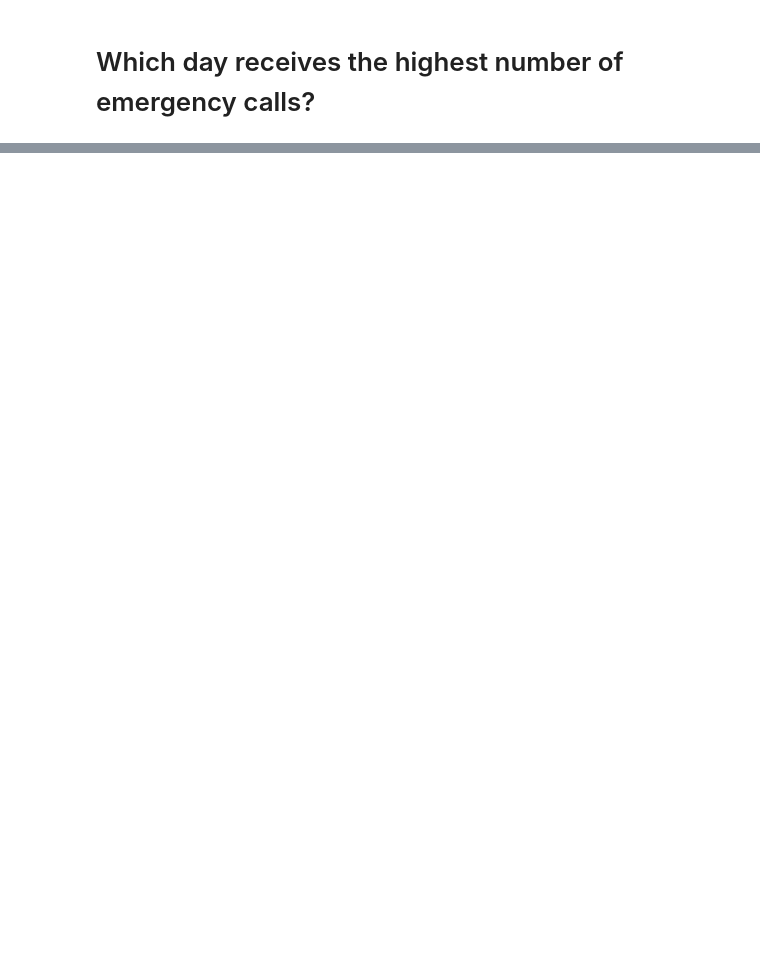
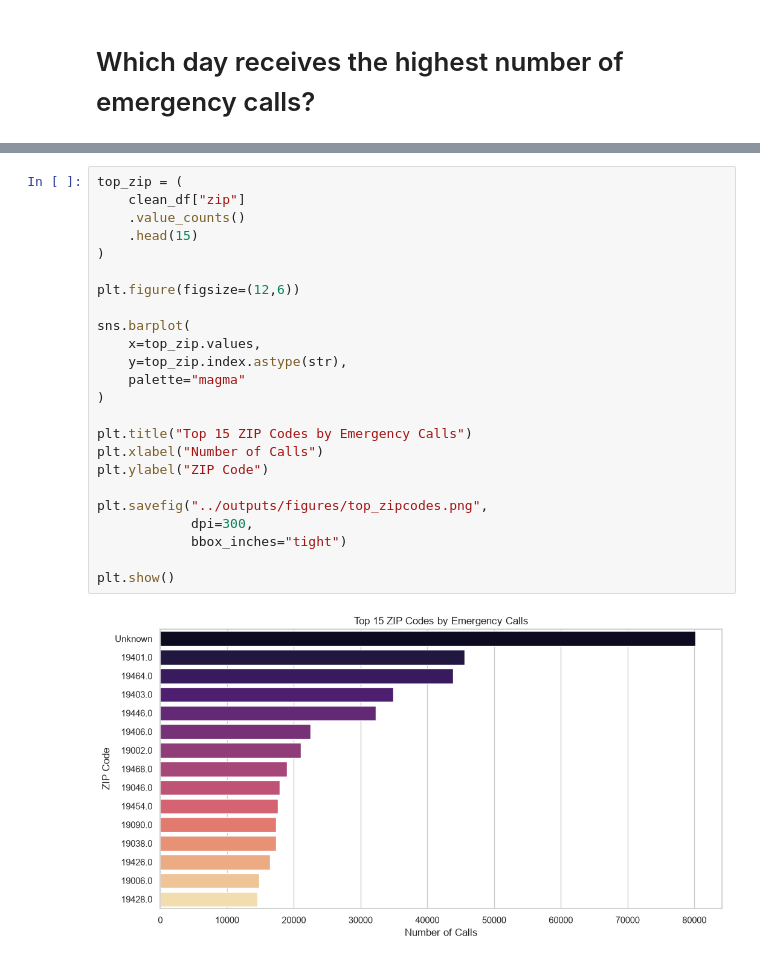
Before and after one commit to Ramya-Ramadoss/Emergency-Response-Intelligence, a Jupyter notebook: notebooks/04_EDA.ipynb, the cells around one changed output, grey strips where cells are left out. Drawn from its saved outputs; the diff is of its cells as text; blank space fills up the shorter version.

```diff
--- a/notebooks/04_EDA.ipynb
+++ b/notebooks/04_EDA.ipynb
@@ -174,0 +237,26 @@ plt.show()
+# %%
+top_zip = (
+    clean_df["zip"]
+    .value_counts()
+    .head(15)
+)
+
+plt.figure(figsize=(12,6))
+
+sns.barplot(
+    x=top_zip.values,
+    y=top_zip.index.astype(str),
+    palette="magma"
+)
+
+plt.title("Top 15 ZIP Codes by Emergency Calls")
+plt.xlabel("Number of Calls")
+plt.ylabel("ZIP Code")
+
+plt.savefig("../outputs/figures/top_zipcodes.png",
+            dpi=300,
+            bbox_inches="tight")
+
+plt.show()
+# %% [output]
+[figure, added]
```
Also changed, not shown: parts of 37 cells of this notebook.
